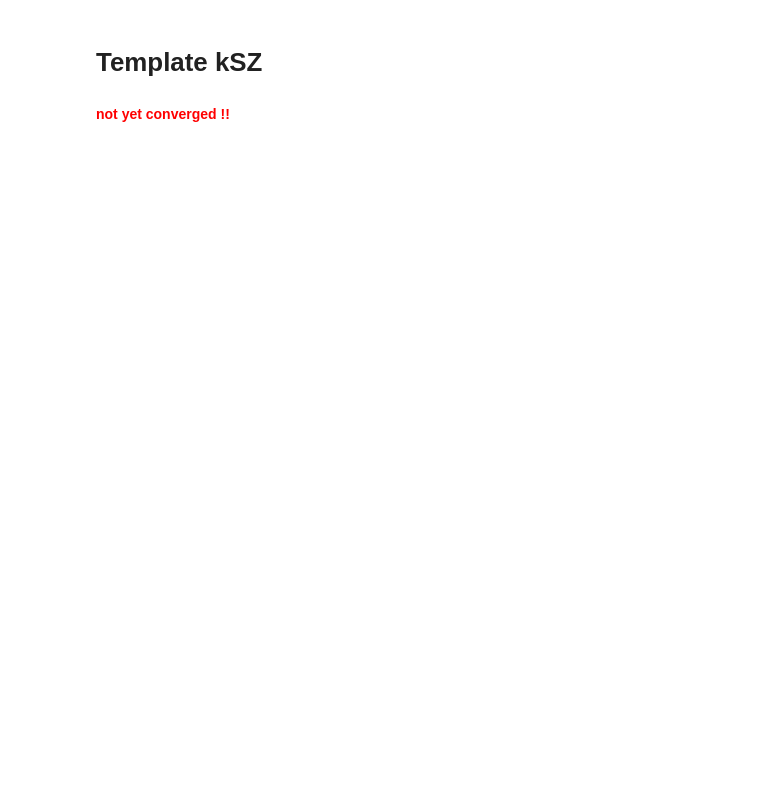
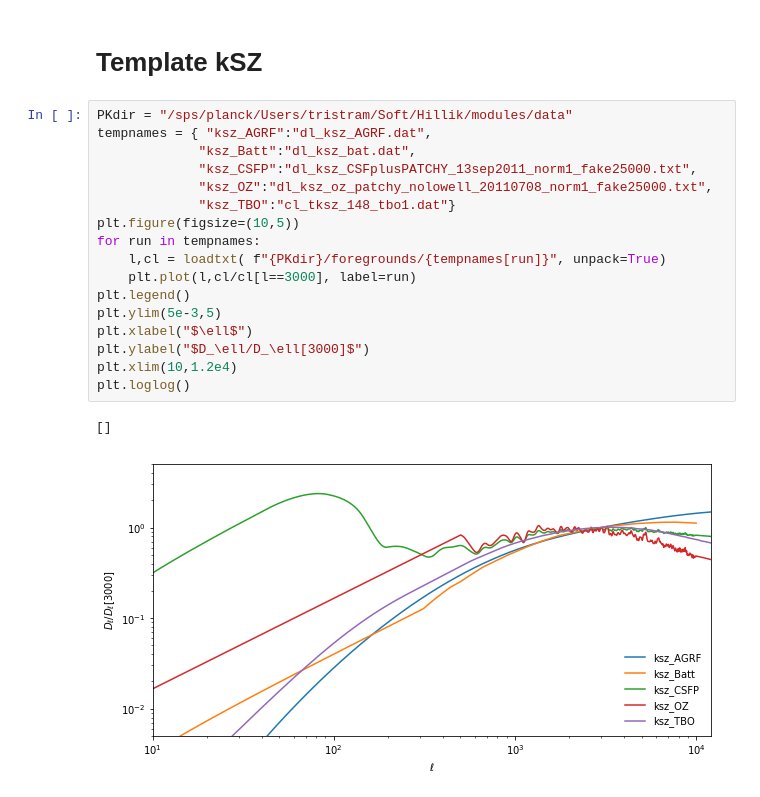
Before and after one commit to mtristram/hillik, a Jupyter notebook: scripts/hillik_chains.ipynb, the cells around one changed output. Drawn from its saved outputs; the diff is of its cells as text; blank space fills up the shorter version.

```diff
--- a/scripts/hillik_chains.ipynb
+++ b/scripts/hillik_chains.ipynb
@@ -221,7 +251,25 @@ fig=MCtools.triangle( chains, listpar, labels=runnames)
 # %% [markdown]
 # Template kSZ
-# %% [markdown]
-<span style="color:red"> **not yet converged !!** </span>
+# %%
+PKdir = "/sps/planck/Users/tristram/Soft/Hillik/modules/data"
+tempnames = { "ksz_AGRF":"dl_ksz_AGRF.dat",
+             "ksz_Batt":"dl_ksz_bat.dat",
+             "ksz_CSFP":"dl_ksz_CSFplusPATCHY_13sep2011_norm1_fake25000.txt",
+             "ksz_OZ":"dl_ksz_oz_patchy_nolowell_20110708_norm1_fake25000.txt",
+             "ksz_TBO":"cl_tksz_148_tbo1.dat"}
+plt.figure(figsize=(10,5))
+for run in tempnames:
+    l,cl = loadtxt( f"{PKdir}/foregrounds/{tempnames[run]}", unpack=True)
+    plt.plot(l,cl/cl[l==3000], label=run)
+plt.legend()
+plt.ylim(5e-3,5)
+plt.xlabel("$\ell$")
+plt.ylabel("$D_\ell/D_\ell[3000]$")
+plt.xlim(10,1.2e4)
+plt.loglog()
+# %% [output]
+[]
+[figure, added]
 # %%
 runnames = ['ksz_AGRF','ksz_Batt','ksz_CSFP','ksz_OZ','ksz_TBO']
 chains = [MCtools.mergeMC( f"{DBdir}/hillik_plksptact_{run}/mcmc", burnin=0.9, nelts=10000) for run in runnames]
```
Also changed, not shown: parts of 16 cells of this notebook, 4 other files.
